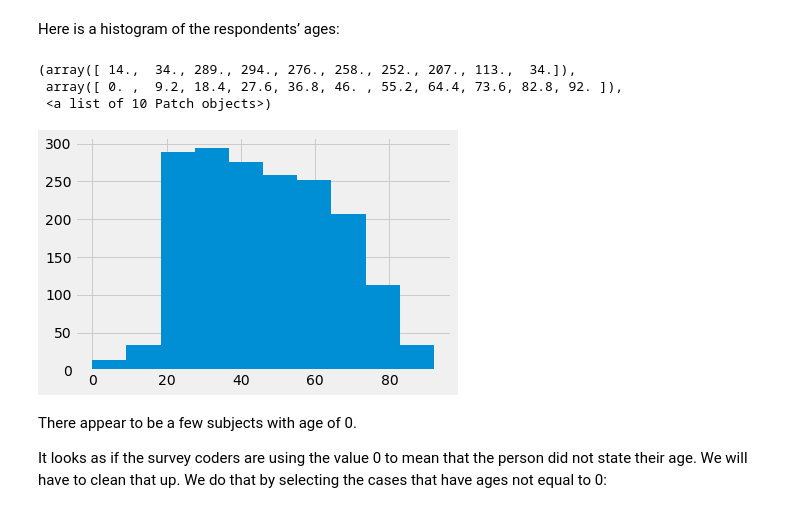
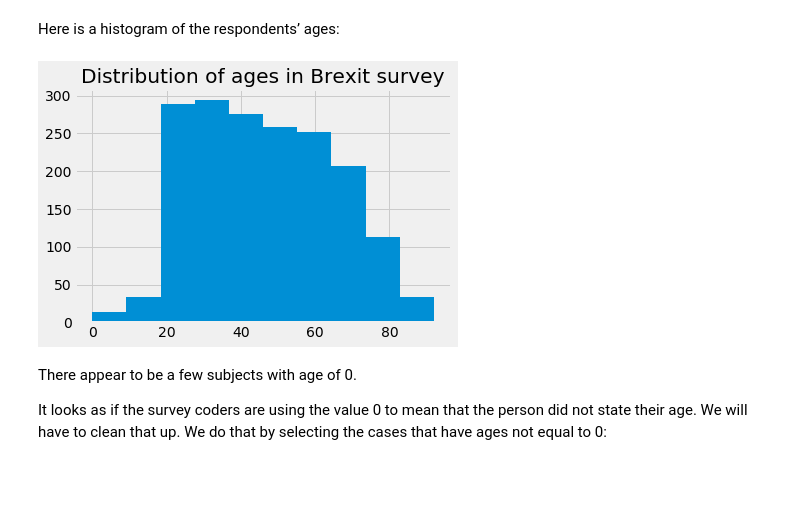
Before and after one commit to matthew-brett/psy-data-sci, a Jupyter notebook: brexit.ipynb, the cells around one changed output. Saved outputs shown, nothing was run; the diff lists cells and outputs as text; code cells hidden in the pictures; blank space fills up the shorter version.

```diff
--- a/brexit.ipynb
+++ b/brexit.ipynb
@@ -177,11 +177,9 @@ plt.style.use('fivethirtyeight')
 Here is a histogram of the respondents’ ages:
 # %%
 plt.hist(brexit_age['age'])
+plt.title("Distribution of ages in Brexit survey");
 # %% [output]
-(array([ 14.,  34., 289., 294., 276., 258., 252., 207., 113.,  34.]),
- array([ 0. ,  9.2, 18.4, 27.6, 36.8, 46. , 55.2, 64.4, 73.6, 82.8, 92. ]),
- <a list of 10 Patch objects>)
-[figure, old version]
+[figure, new version]
 # %% [markdown]
 There appear to be a few subjects with age of 0.
 
```
Also changed, not shown: parts of 1 cell of this notebook, 6 other files.
